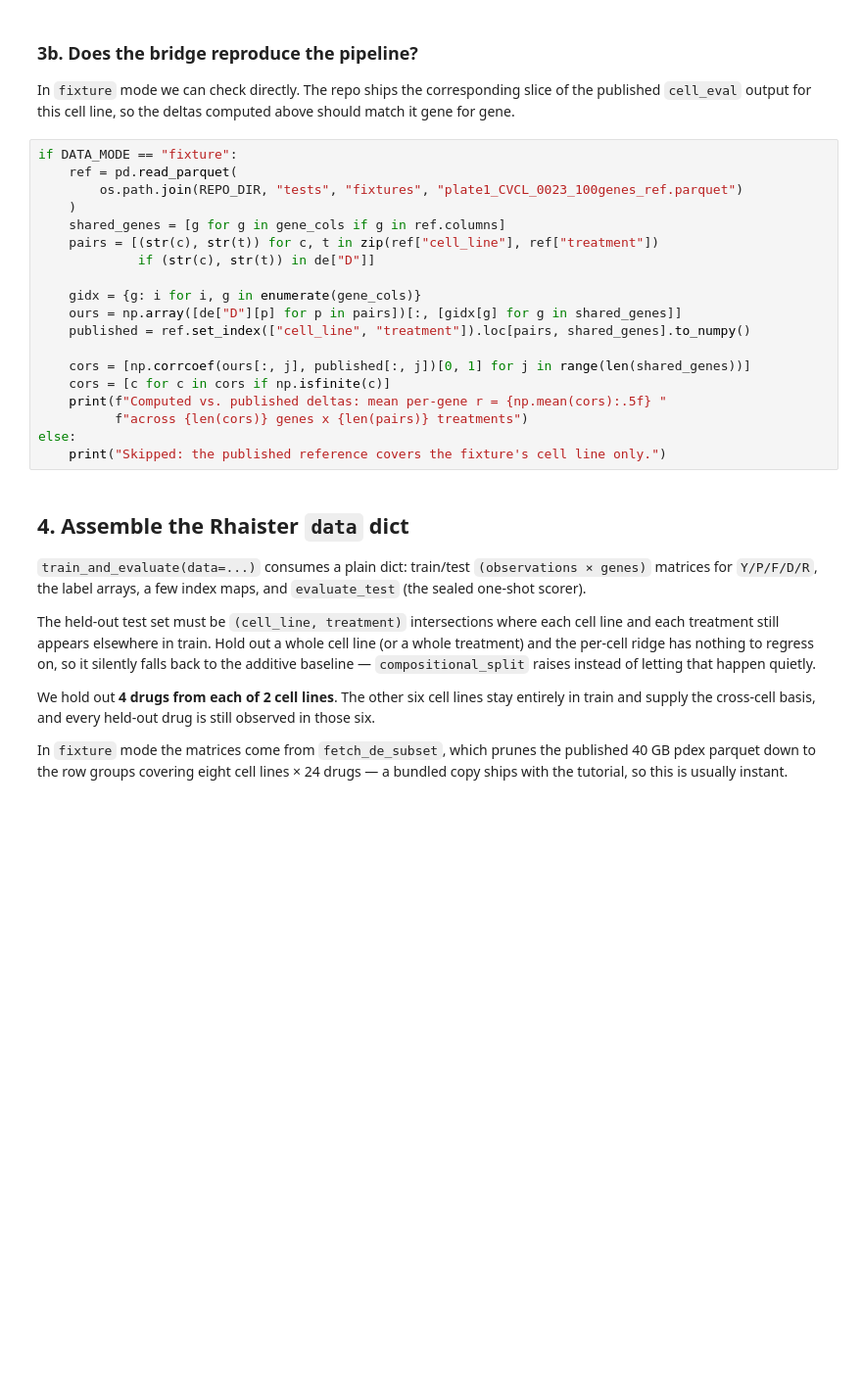
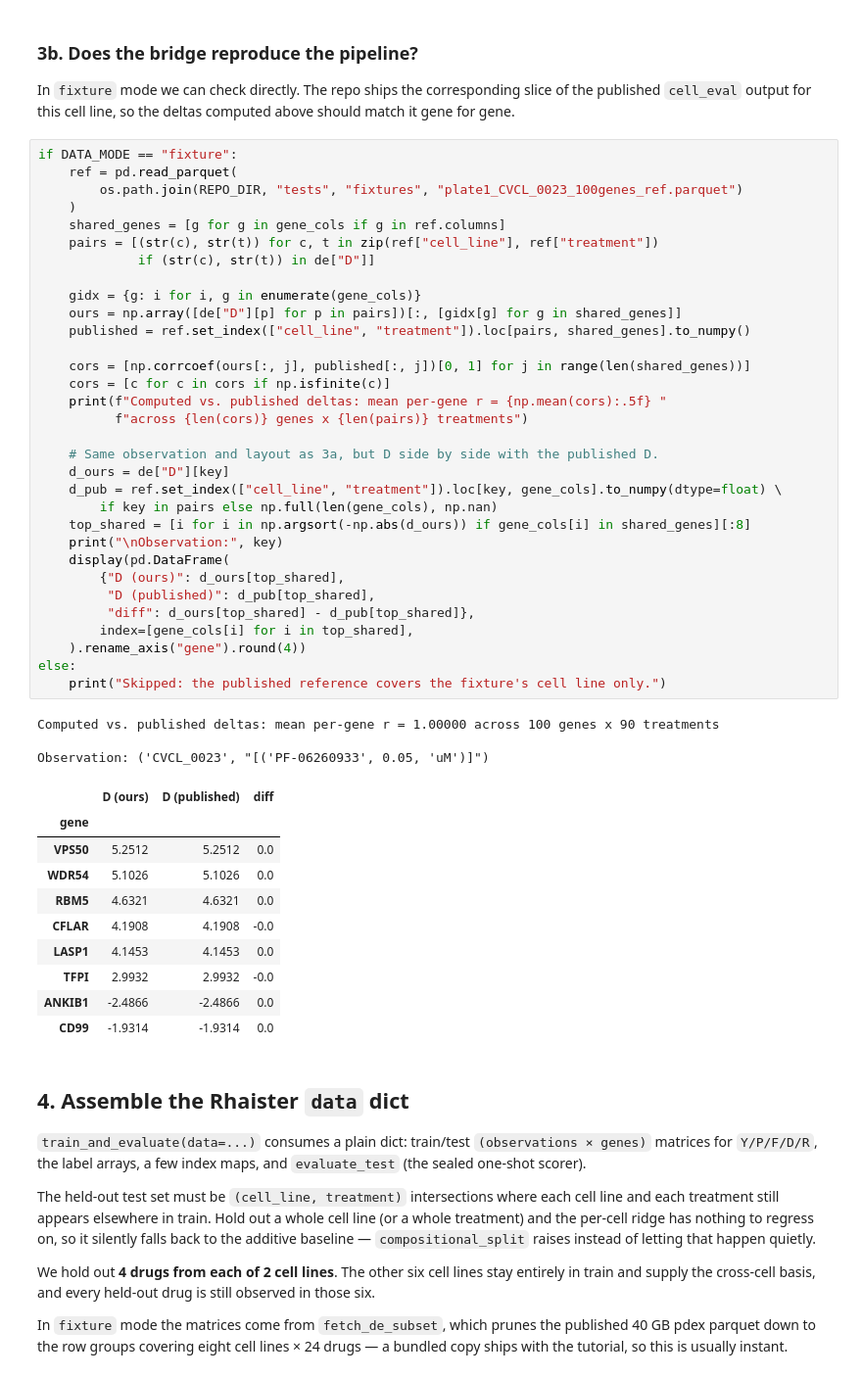
Before and after one commit to sm-egan/Rhaister, a Jupyter notebook: tutorials/rhaister_walkthrough.ipynb, the cells around one changed output. Shown at 98% size. Saved outputs shown, nothing was run; the diff lists cells and outputs as text; blank space fills up the shorter version.

```diff
--- a/tutorials/rhaister_walkthrough.ipynb
+++ b/tutorials/rhaister_walkthrough.ipynb
@@ -288,22 +329,49 @@ above should match it gene for gene.
 # %%
 if DATA_MODE == "fixture":
     ref = pd.read_parquet(
         os.path.join(REPO_DIR, "tests", "fixtures", "plate1_CVCL_0023_100genes_ref.parquet")
     )
     shared_genes = [g for g in gene_cols if g in ref.columns]
     pairs = [(str(c), str(t)) for c, t in zip(ref["cell_line"], ref["treatment"])
              if (str(c), str(t)) in de["D"]]
 
     gidx = {g: i for i, g in enumerate(gene_cols)}
     ours = np.array([de["D"][p] for p in pairs])[:, [gidx[g] for g in shared_genes]]
     published = ref.set_index(["cell_line", "treatment"]).loc[pairs, shared_genes].to_numpy()
 
     cors = [np.corrcoef(ours[:, j], published[:, j])[0, 1] for j in range(len(shared_genes))]
     cors = [c for c in cors if np.isfinite(c)]
     print(f"Computed vs. published deltas: mean per-gene r = {np.mean(cors):.5f} "
           f"across {len(cors)} genes x {len(pairs)} treatments")
+
+    # Same observation and layout as 3a, but D side by side with the published D.
+    d_ours = de["D"][key]
+    d_pub = ref.set_index(["cell_line", "treatment"]).loc[key, gene_cols].to_numpy(dtype=float) \
+        if key in pairs else np.full(len(gene_cols), np.nan)
+    top_shared = [i for i in np.argsort(-np.abs(d_ours)) if gene_cols[i] in shared_genes][:8]
+    print("\nObservation:", key)
+    display(pd.DataFrame(
+        {"D (ours)": d_ours[top_shared],
+         "D (published)": d_pub[top_shared],
+         "diff": d_ours[top_shared] - d_pub[top_shared]},
+        index=[gene_cols[i] for i in top_shared],
+    ).rename_axis("gene").round(4))
 else:
     print("Skipped: the published reference covers the fixture's cell line only.")
+# %% [output]
+Computed vs. published deltas: mean per-gene r = 1.00000 across 100 genes x 90 treatments
+
+Observation: ('CVCL_0023', "[('PF-06260933', 0.05, 'uM')]")
+|  | D (ours) | D (published) | diff |
+| gene |  |  |  |
+| VPS50 | 5.2512 | 5.2512 | 0.0 |
+| WDR54 | 5.1026 | 5.1026 | 0.0 |
+| RBM5 | 4.6321 | 4.6321 | 0.0 |
+| CFLAR | 4.1908 | 4.1908 | -0.0 |
+| LASP1 | 4.1453 | 4.1453 | 0.0 |
+| TFPI | 2.9932 | 2.9932 | -0.0 |
+| ANKIB1 | -2.4866 | -2.4866 | 0.0 |
+| CD99 | -1.9314 | -1.9314 | 0.0 |
 # %% [markdown]
 ## 4. Assemble the Rhaister `data` dict
 
```
Also changed, not shown: parts of 10 cells of this notebook.
